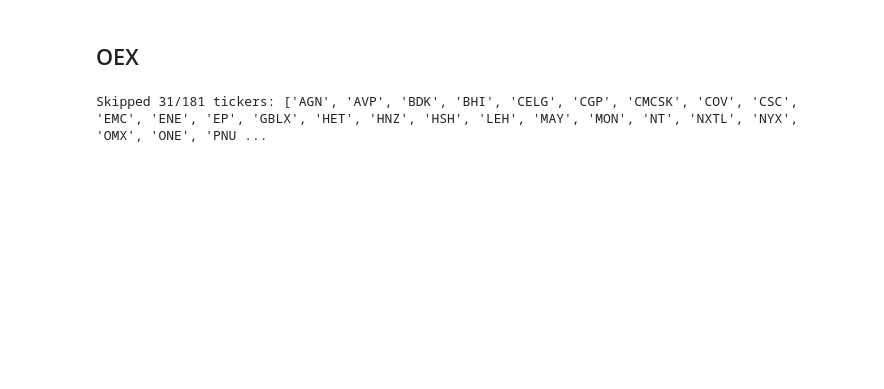
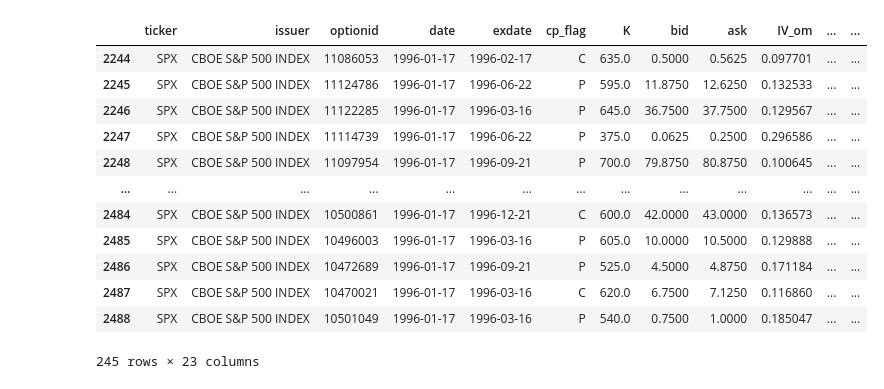
Before and after one commit to MadsHebsgaard/volpy, a Jupyter notebook: Code to produce results/Analysis.ipynb, the cells around one changed output. Drawn from its saved outputs; the diff is of its cells as text; code cells hidden in the pictures; blank space fills up the shorter version.

```diff
--- a/Code to produce results/Analysis.ipynb
+++ b/Code to produce results/Analysis.ipynb
@@ -56,11 +44,0 @@ _ = table_lib.CarrWu2009_table_3(sum_df, name = name)
-# %% [markdown]
-## OEX
-# %%
-name = "OEX" #SPX_full, i2s1_full_v2', vix_markets_full
-importlib.reload(table_lib)
-sum_df = vtp.concat_ticker_datasets(vp.OEX_tickers, df_name="sum2")
-
-_ = table_lib.CarrWu2009_table_2(sum_df, name = name)
-_ = table_lib.CarrWu2009_table_3(sum_df, name = name)
-# %% [output]
-Skipped 31/181 tickers: ['AGN', 'AVP', 'BDK', 'BHI', 'CELG', 'CGP', 'CMCSK', 'COV', 'CSC', 'EMC', 'ENE', 'EP', 'GBLX', 'HET', 'HNZ', 'HSH', 'LEH', 'MAY', 'MON', 'NT', 'NXTL', 'NYX', 'OMX', 'ONE', 'PNU ...
@@ -66,0 +49,18 @@ Skipped 31/181 tickers: ['AGN', 'AVP', 'BDK', 'BHI', 'CELG', 'CGP', 'CMCSK', 'CO
+# %%
+od_raw = vtp.concat_output_ticker_datasets(["SPX"], "od_raw")
+# %%
+od_raw[od_raw["date"] == pd.Timestamp("1996-01-17")]
+# %% [output]
+|  | ticker | issuer | optionid | date | exdate | cp_flag | K | bid | ask | IV_om | ... | ... |
+| 2244 | SPX | CBOE S&P 500 INDEX | 11086053 | 1996-01-17 | 1996-02-17 | C | 635.0 | 0.5000 | 0.5625 | 0.097701 | ... | ... |
+| 2245 | SPX | CBOE S&P 500 INDEX | 11124786 | 1996-01-17 | 1996-06-22 | P | 595.0 | 11.8750 | 12.6250 | 0.132533 | ... | ... |
+| 2246 | SPX | CBOE S&P 500 INDEX | 11122285 | 1996-01-17 | 1996-03-16 | P | 645.0 | 36.7500 | 37.7500 | 0.129567 | ... | ... |
+| 2247 | SPX | CBOE S&P 500 INDEX | 11114739 | 1996-01-17 | 1996-06-22 | P | 375.0 | 0.0625 | 0.2500 | 0.296586 | ... | ... |
+| 2248 | SPX | CBOE S&P 500 INDEX | 11097954 | 1996-01-17 | 1996-09-21 | P | 700.0 | 79.8750 | 80.8750 | 0.100645 | ... | ... |
+| ... | ... | ... | ... | ... | ... | ... | ... | ... | ... | ... | ... | ... |
+| 2484 | SPX | CBOE S&P 500 INDEX | 10500861 | 1996-01-17 | 1996-12-21 | C | 600.0 | 42.0000 | 43.0000 | 0.136573 | ... | ... |
+| 2485 | SPX | CBOE S&P 500 INDEX | 10496003 | 1996-01-17 | 1996-03-16 | P | 605.0 | 10.0000 | 10.5000 | 0.129888 | ... | ... |
+| 2486 | SPX | CBOE S&P 500 INDEX | 10472689 | 1996-01-17 | 1996-09-21 | P | 525.0 | 4.5000 | 4.8750 | 0.171184 | ... | ... |
+| 2487 | SPX | CBOE S&P 500 INDEX | 10470021 | 1996-01-17 | 1996-03-16 | C | 620.0 | 6.7500 | 7.1250 | 0.116860 | ... | ... |
+| 2488 | SPX | CBOE S&P 500 INDEX | 10501049 | 1996-01-17 | 1996-03-16 | P | 540.0 | 0.7500 | 1.0000 | 0.185047 | ... | ... |
+245 rows × 23 columns
```
Also changed, not shown: parts of 20 cells of this notebook, 11 other files.
